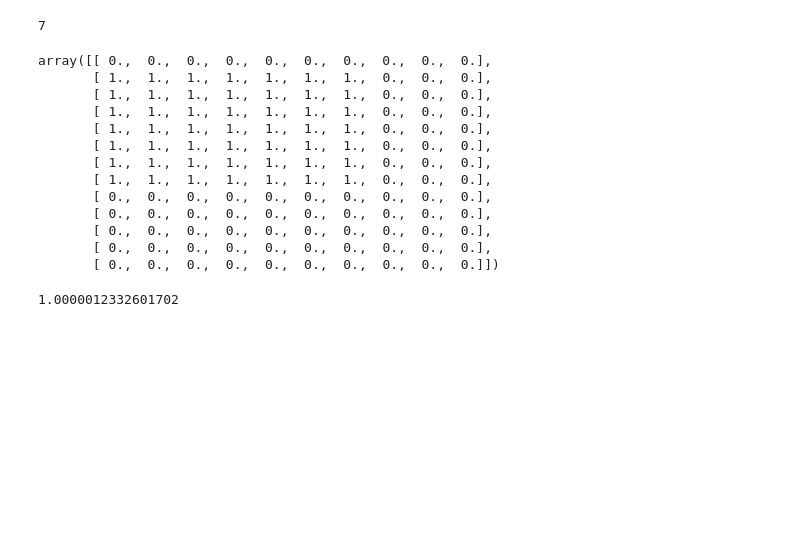
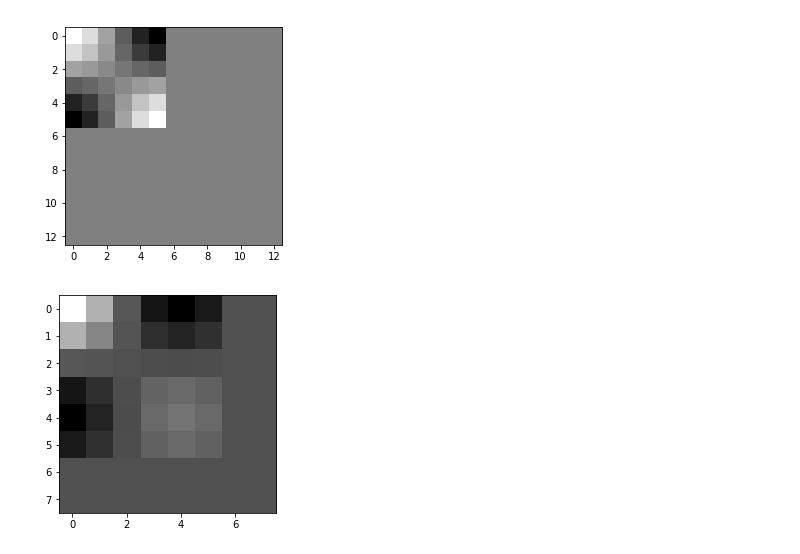
Before and after one commit to rvansoelen/mriDenoiser, a Jupyter notebook: tester.ipynb, the cells around one changed output. Saved outputs shown, nothing was run; the diff lists cells and outputs as text; code cells hidden in the pictures; blank space fills up the shorter version.

```diff
--- a/tester.ipynb
+++ b/tester.ipynb
@@ -51,13 +43,19 @@ for i in range(7*7):
 # %%
+#Test conversion of filters to convolutional operators (matrices)
 np.set_printoptions(threshold=np.nan)
 #must flatten filters and convert to convolutional matrices
-n = self.windowSizeY
-m = self.windowSizeX
-k = self.filterSize
+n = FoE.segmentSizeY
+m = FoE.segmentSizeX
+k = FoE.filterSize
 outputSize = (n-k+1)*(m-k+1)
-convMatrices = np.zeros((self.numBasisFilters, outputSize, n, m))
+convMatrices = np.zeros((FoE.numBasisFilters, outputSize, n, m))
 #assume convolution has no padding
 for i in range(outputSize):
     convMatrices[:, i, i/(m-k+1):i/(m-k+1)+k, i%(m-k+1):i%(m-k+1)+k] = filters2D
 convMatrices[0]
-convMatrices = convMatrices.reshape((self.numBasisFilters, outputSize, n*m))
+convMatrices = convMatrices.reshape((FoE.numBasisFilters, outputSize, n*m))
+
+beta = np.zeros((FoE.numFilters, FoE.numBasisFilters))
+beta[0, 0] = 1
+filters = np.tensordot(beta, convMatrices, axes=([1, 0]))
+print filters[0, 9].reshape(n, m)
@@ -64,24 +76,33 @@ convMatrices = convMatrices.reshape((self.numBasisFilters, outputSize, n*m))
-# %%
-n-k+1
-# %% [output]
-7
-# %%
-self.beta = np.zeros((self.numFilters, self.numBasisFilters))
-self.beta[0, 0] = 1
-filters = np.tensordot(self.beta, convMatrices, axes=([1, 0]))
-filters[0, 4].reshape(n, m)
-# %% [output]
-array([[ 0.,  0.,  0.,  0.,  0.,  0.,  0.,  0.,  0.,  0.],
-       [ 1.,  1.,  1.,  1.,  1.,  1.,  1.,  0.,  0.,  0.],
-       [ 1.,  1.,  1.,  1.,  1.,  1.,  1.,  0.,  0.,  0.],
-       [ 1.,  1.,  1.,  1.,  1.,  1.,  1.,  0.,  0.,  0.],
-       [ 1.,  1.,  1.,  1.,  1.,  1.,  1.,  0.,  0.,  0.],
-       [ 1.,  1.,  1.,  1.,  1.,  1.,  1.,  0.,  0.,  0.],
-       [ 1.,  1.,  1.,  1.,  1.,  1.,  1.,  0.,  0.,  0.],
-       [ 1.,  1.,  1.,  1.,  1.,  1.,  1.,  0.,  0.,  0.],
-       [ 0.,  0.,  0.,  0.,  0.,  0.,  0.,  0.,  0.,  0.],
-       [ 0.,  0.,  0.,  0.,  0.,  0.,  0.,  0.,  0.,  0.],
-       [ 0.,  0.,  0.,  0.,  0.,  0.,  0.,  0.,  0.,  0.],
-       [ 0.,  0.,  0.,  0.,  0.,  0.,  0.,  0.,  0.,  0.],
-       [ 0.,  0.,  0.,  0.,  0.,  0.,  0.,  0.,  0.,  0.]])
+# %%
+#Test filter convolutions on images
+#Image that results from convolution should be brightest where filter overlaps with itself
+import foe
+import util
+
+FoE = foe.FoE()
+filterIndex = 7
+frequencies = np.zeros((FoE.numBasisFilters, FoE.filterSize, FoE.filterSize))
+for i in range(FoE.filterSize):
+    for j in range(FoE.filterSize):
+        frequencies[i*FoE.filterSize+j, i, j] = 1
+filterImages = fftpack.idct(fftpack.idct(frequencies, axis=1), axis=2)
+filter = FoE.basisFilters[filterIndex]
+fs = FoE.filterSize
+
+#show filter
+img = np.zeros((util.segmentHeight, util.segmentWidth))
+img[:fs, :fs] = filterImages[filterIndex].reshape((fs, fs))
+plt.imshow(img, cmap='gray')
+plt.show()
+img = img.reshape((-1, 1))
+
+#show result of convolution
+outputShape = (util.segmentHeight-fs+1,
+         util.segmentWidth-fs+1)
+conv = np.matmul(filter, img)
+plt.imshow(conv.reshape(outputShape), cmap='gray' )
+plt.show()
+# %% [output]
+[figure, added]
+[figure, added]
 # %%
@@ -92,7 +114,3 @@ trueImg = nib.load(trueFile)
 noisyImg = nib.load(noisyFile)
 trueData = trueImg.get_data()
 noisyData = noisyImg.get_data()
-# %%
-np.std(data/279.788)
-# %% [output]
-1.0000012332601702
```
Also changed, not shown: parts of 14 cells of this notebook, 13 other files.
